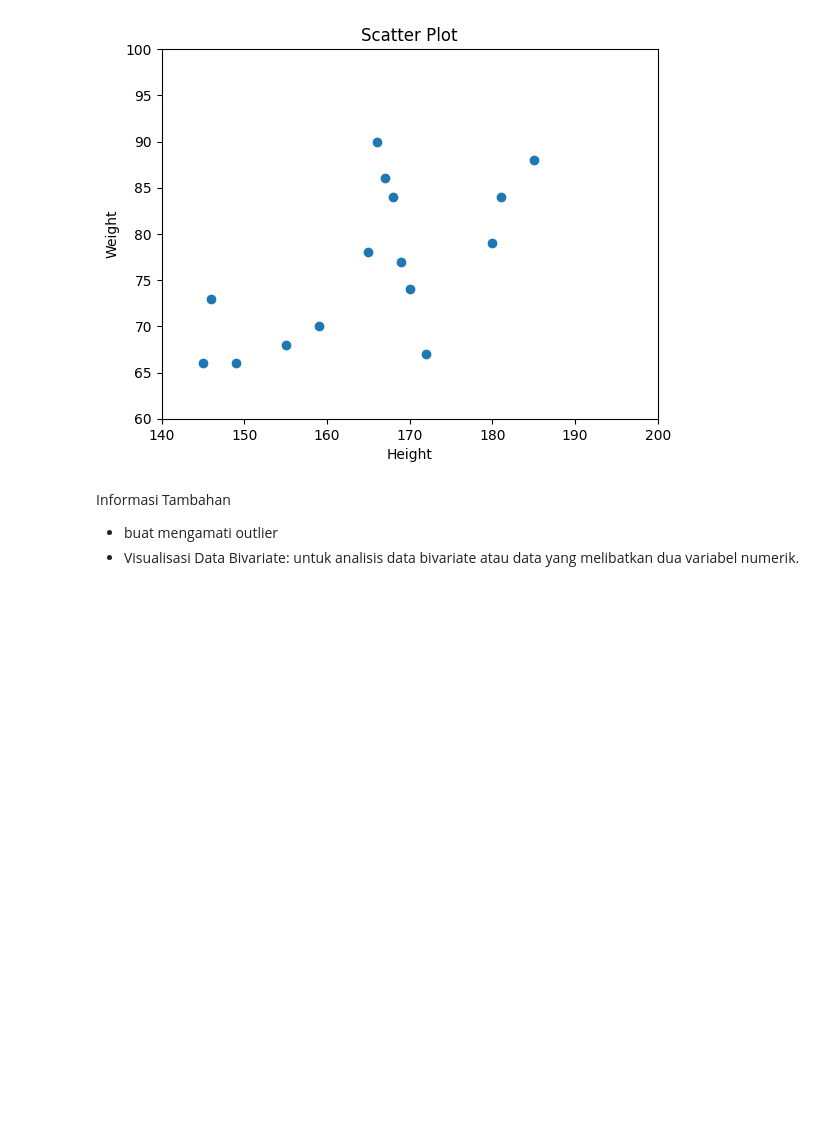
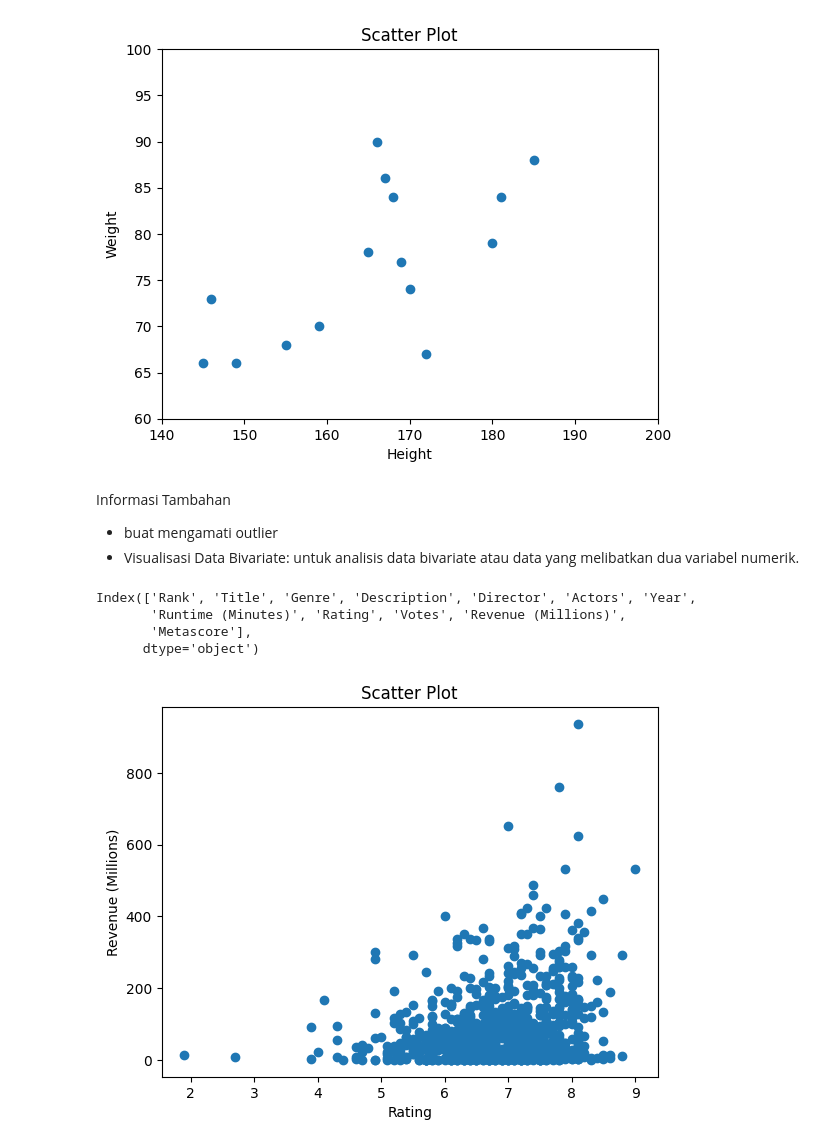
Before and after one commit to joanesferdi/23001042-15-val-project, a Jupyter notebook: CH3/CH3TP2_matplotlib.ipynb, the cells around one changed output. Drawn from its saved outputs; the diff is of its cells as text; code cells hidden in the pictures; blank space fills up the shorter version.

```diff
--- a/CH3/CH3TP2_matplotlib.ipynb
+++ b/CH3/CH3TP2_matplotlib.ipynb
@@ -177,3 +182,31 @@ plt.show()
 Informasi Tambahan
 - buat mengamati outlier
 - Visualisasi Data Bivariate: untuk analisis data bivariate atau data yang melibatkan dua variabel numerik.
+# %%
+import pandas as pd
+data = pd.read_csv('IMDB-Movie-Data.csv')
+data.columns
+# %% [output]
+Index(['Rank', 'Title', 'Genre', 'Description', 'Director', 'Actors', 'Year',
+       'Runtime (Minutes)', 'Rating', 'Votes', 'Revenue (Millions)',
+       'Metascore'],
+      dtype='object')
+# %%
+# case mas faldy
+
+
+# height = np.array([167,170,149,165,155,180,166,146,
+#                    159,185,145,168,172,181,169])
+
+# weight = np.array([86,74,66,78,68,79,90,73,
+#                    70,88,66,84,67,84,77])
+
+# plt.xlim(140,200)
+# plt.ylim(60,100)
+plt.scatter(data['Rating'],data['Revenue (Millions)'])
+plt.title("Scatter Plot")
+plt.xlabel("Rating")
+plt.ylabel("Revenue (Millions)")
+plt.show()
+# %% [output]
+[figure, added]
```
Also changed, not shown: parts of 3 cells of this notebook, 2 other files.
